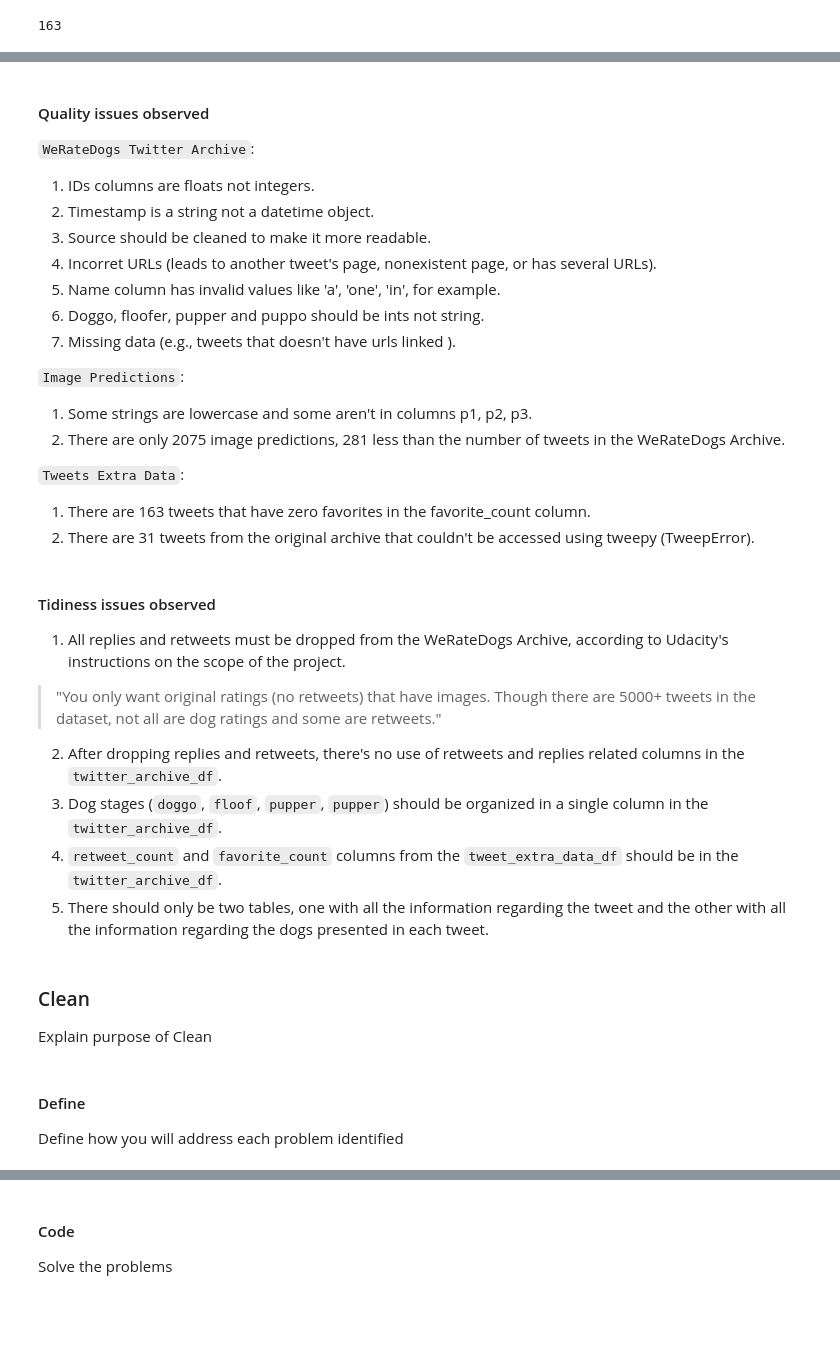
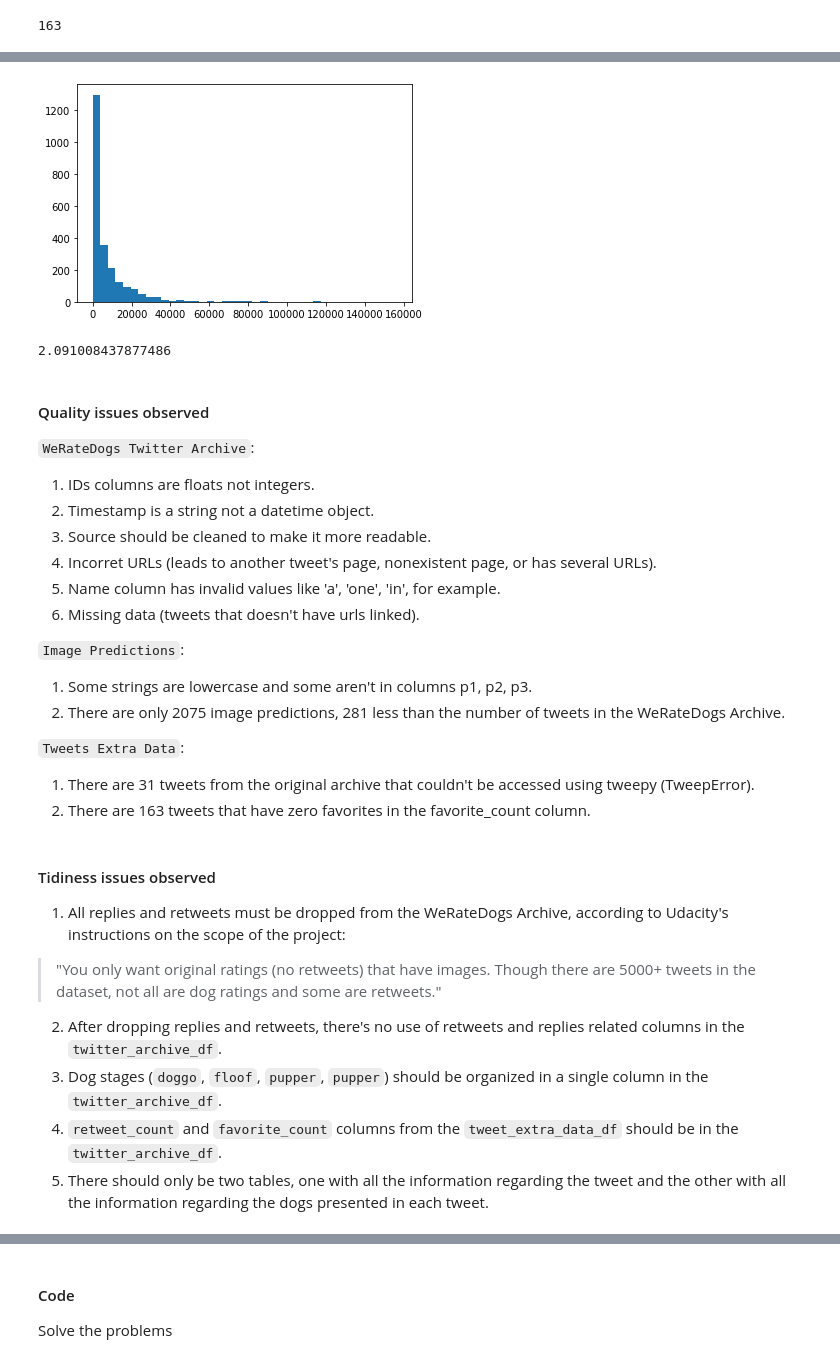
Before and after one commit to Nevesgmd/WeRateDogs-twitter-analysis, a Jupyter notebook: wrangle_act.ipynb, the cells around one changed output, grey strips where cells are left out. Cells and saved outputs as stored; diff of their text form; code cells hidden in the pictures; blank space fills up the shorter version.

```diff
--- a/wrangle_act.ipynb
+++ b/wrangle_act.ipynb
@@ -516,3 +537,13 @@ len(tweet_extra_data_df.query('favorite_count == 0'))
+# %%
+# Checking favorite_count distribution
+plt.hist(tweet_extra_data_df.favorite_count, bins=40);
+# %% [output]
+[figure, added]
+# %%
+# Checking first decile of favorite_count/retweet_count, it's important to notice that there's 161 tweets with 0 favs
+(tweet_extra_data_df.favorite_count / tweet_extra_data_df.retweet_count).quantile(0.15)
+# %% [output]
+2.091008437877486
 # %% [markdown]
 #### Quality issues observed
 `WeRateDogs Twitter Archive`:
@@ -521,27 +552,20 @@ len(tweet_extra_data_df.query('favorite_count == 0'))
 3. Source should be cleaned to make it more readable.
 4. Incorret URLs (leads to another tweet's page, nonexistent page, or has several URLs).
 5. Name column has invalid values like 'a', 'one', 'in', for example.
-6. Doggo, floofer, pupper and puppo should be ints not string.
-7. Missing data (e.g., tweets that doesn't have urls linked ).
+6. Missing data (tweets that doesn't have urls linked).
 
 `Image Predictions`:
 1. Some strings are lowercase and some aren't in columns p1, p2, p3.
 2. There are only 2075 image predictions, 281 less than the number of tweets in the WeRateDogs Archive.
 
 `Tweets Extra Data`:
-1. There are 163 tweets that have zero favorites in the favorite_count column.
-2. There are 31 tweets from the original archive that couldn't be accessed using tweepy (TweepError).
+1. There are 31 tweets from the original archive that couldn't be accessed using tweepy (TweepError).
+2. There are 163 tweets that have zero favorites in the favorite_count column.
 # %% [markdown]
 #### Tidiness issues observed
-1. All replies and retweets must be dropped from the WeRateDogs Archive, according to Udacity's instructions on the scope of the project.
+1. All replies and retweets must be dropped from the WeRateDogs Archive, according to Udacity's instructions on the scope of the project:
 > "You only want original ratings (no retweets) that have images. Though there are 5000+ tweets in the dataset, not all are dog ratings and some are retweets."
 2. After dropping replies and retweets, there's no use of retweets and replies related columns in the `twitter_archive_df`.
 3. Dog stages (`doggo`, `floof`, `pupper`, `pupper`) should be organized in a single column in the `twitter_archive_df`.
 4. `retweet_count` and `favorite_count` columns from the `tweet_extra_data_df` should be in the `twitter_archive_df`.
 5. There should only be two tables, one with all the information regarding the tweet and the other with all the information regarding the dogs presented in each tweet.
-# %% [markdown]
-### Clean
-Explain purpose of Clean
-# %% [markdown]
-#### Define
-Define how you will address each problem identified
```
Also changed, not shown: parts of 15 cells of this notebook.
